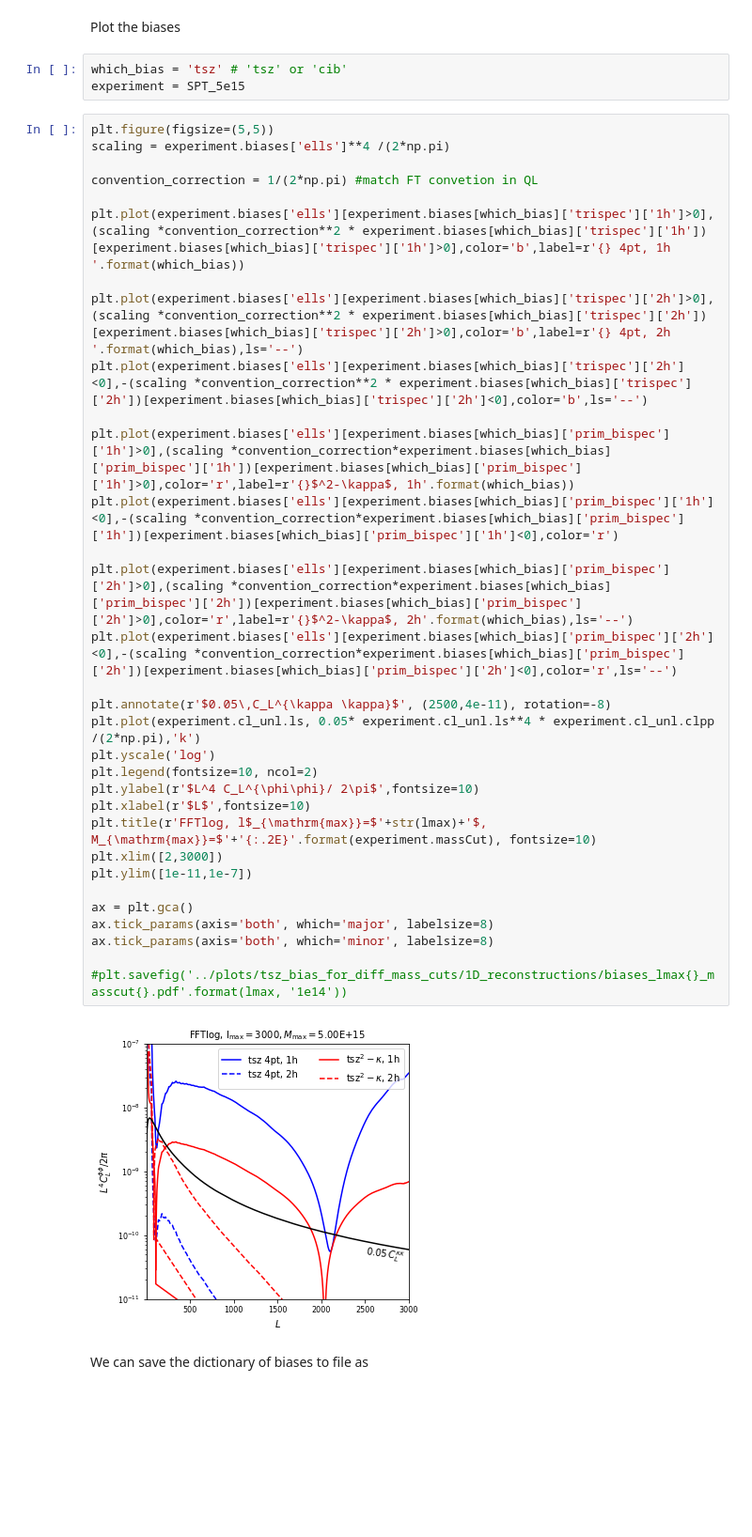
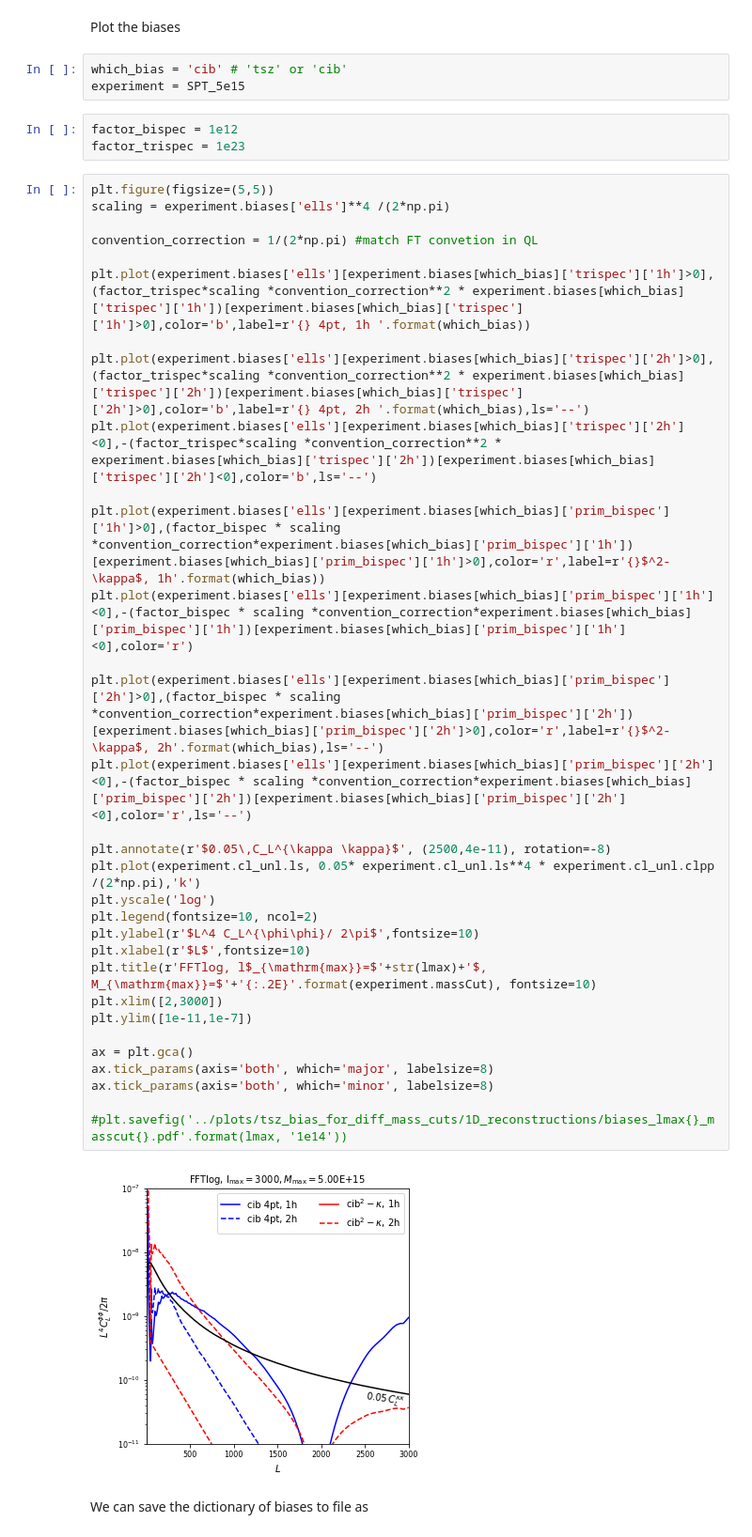
Before and after one commit to abaleato/CosmoBLENDER, a Jupyter notebook: example_pipeline.ipynb, the cells around one changed output. Shown at 94% size. Saved outputs shown, nothing was run; the diff lists cells and outputs as text; blank space fills up the shorter version.

```diff
--- a/example_pipeline.ipynb
+++ b/example_pipeline.ipynb
@@ -69,42 +76,45 @@ hm_calc.get_cib_bias(SPT_1e14)
 # %% [markdown]
 Plot the biases
 # %%
-which_bias = 'tsz' # 'tsz' or 'cib'
+which_bias = 'cib' # 'tsz' or 'cib'
 experiment = SPT_5e15
+# %%
+factor_bispec = 1e12
+factor_trispec = 1e23
 # %%
 plt.figure(figsize=(5,5))
 scaling = experiment.biases['ells']**4 /(2*np.pi)
 
 convention_correction = 1/(2*np.pi) #match FT convetion in QL
 
-plt.plot(experiment.biases['ells'][experiment.biases[which_bias]['trispec']['1h']>0],(scaling *convention_correction**2 * experiment.biases[which_bias]['trispec']['1h'])[experiment.biases[which_bias]['trispec']['1h']>0],color='b',label=r'{} 4pt, 1h '.format(which_bias))
+plt.plot(experiment.biases['ells'][experiment.biases[which_bias]['trispec']['1h']>0],(factor_trispec*scaling *convention_correction**2 * experiment.biases[which_bias]['trispec']['1h'])[experiment.biases[which_bias]['trispec']['1h']>0],color='b',label=r'{} 4pt, 1h '.format(which_bias))
 
-plt.plot(experiment.biases['ells'][experiment.biases[which_bias]['trispec']['2h']>0],(scaling *convention_correction**2 * experiment.biases[which_bias]['trispec']['2h'])[experiment.biases[which_bias]['trispec']['2h']>0],color='b',label=r'{} 4pt, 2h '.format(which_bias),ls='--')
-plt.plot(experiment.biases['ells'][experiment.biases[which_bias]['trispec']['2h']<0],-(scaling *convention_correction**2 * experiment.biases[which_bias]['trispec']['2h'])[experiment.biases[which_bias]['trispec']['2h']<0],color='b',ls='--')
+plt.plot(experiment.biases['ells'][experiment.biases[which_bias]['trispec']['2h']>0],(factor_trispec*scaling *convention_correction**2 * experiment.biases[which_bias]['trispec']['2h'])[experiment.biases[which_bias]['trispec']['2h']>0],color='b',label=r'{} 4pt, 2h '.format(which_bias),ls='--')
+plt.plot(experiment.biases['ells'][experiment.biases[which_bias]['trispec']['2h']<0],-(factor_trispec*scaling *convention_correction**2 * experiment.biases[which_bias]['trispec']['2h'])[experiment.biases[which_bias]['trispec']['2h']<0],color='b',ls='--')
 
-plt.plot(experiment.biases['ells'][experiment.biases[which_bias]['prim_bispec']['1h']>0],(scaling *convention_correction*experiment.biases[which_bias]['prim_bispec']['1h'])[experiment.biases[which_bias]['prim_bispec']['1h']>0],color='r',label=r'{}$^2-\kappa$, 1h'.format(which_bias))
-plt.plot(experiment.biases['ells'][experiment.biases[which_bias]['prim_bispec']['1h']<0],-(scaling *convention_correction*experiment.biases[which_bias]['prim_bispec']['1h'])[experiment.biases[which_bias]['prim_bispec']['1h']<0],color='r')
+plt.plot(experiment.biases['ells'][experiment.biases[which_bias]['prim_bispec']['1h']>0],(factor_bispec * scaling *convention_correction*experiment.biases[which_bias]['prim_bispec']['1h'])[experiment.biases[which_bias]['prim_bispec']['1h']>0],color='r',label=r'{}$^2-\kappa$, 1h'.format(which_bias))
+plt.plot(experiment.biases['ells'][experiment.biases[which_bias]['prim_bispec']['1h']<0],-(factor_bispec * scaling *convention_correction*experiment.biases[which_bias]['prim_bispec']['1h'])[experiment.biases[which_bias]['prim_bispec']['1h']<0],color='r')
 
-plt.plot(experiment.biases['ells'][experiment.biases[which_bias]['prim_bispec']['2h']>0],(scaling *convention_correction*experiment.biases[which_bias]['prim_bispec']['2h'])[experiment.biases[which_bias]['prim_bispec']['2h']>0],color='r',label=r'{}$^2-\kappa$, 2h'.format(which_bias),ls='--')
-plt.plot(experiment.biases['ells'][experiment.biases[which_bias]['prim_bispec']['2h']<0],-(scaling *convention_correction*experiment.biases[which_bias]['prim_bispec']['2h'])[experiment.biases[which_bias]['prim_bispec']['2h']<0],color='r',ls='--')
+plt.plot(experiment.biases['ells'][experiment.biases[which_bias]['prim_bispec']['2h']>0],(factor_bispec * scaling *convention_correction*experiment.biases[which_bias]['prim_bispec']['2h'])[experiment.biases[which_bias]['prim_bispec']['2h']>0],color='r',label=r'{}$^2-\kappa$, 2h'.format(which_bias),ls='--')
+plt.plot(experiment.biases['ells'][experiment.biases[which_bias]['prim_bispec']['2h']<0],-(factor_bispec * scaling *convention_correction*experiment.biases[which_bias]['prim_bispec']['2h'])[experiment.biases[which_bias]['prim_bispec']['2h']<0],color='r',ls='--')
 
 plt.annotate(r'$0.05\,C_L^{\kappa \kappa}$', (2500,4e-11), rotation=-8)
 plt.plot(experiment.cl_unl.ls, 0.05* experiment.cl_unl.ls**4 * experiment.cl_unl.clpp /(2*np.pi),'k')
 plt.yscale('log')
 plt.legend(fontsize=10, ncol=2)
 plt.ylabel(r'$L^4 C_L^{\phi\phi}/ 2\pi$',fontsize=10)
 plt.xlabel(r'$L$',fontsize=10)
 plt.title(r'FFTlog, l$_{\mathrm{max}}=$'+str(lmax)+'$, M_{\mathrm{max}}=$'+'{:.2E}'.format(experiment.massCut), fontsize=10)
 plt.xlim([2,3000])
 plt.ylim([1e-11,1e-7])
 
 ax = plt.gca()
 ax.tick_params(axis='both', which='major', labelsize=8)
 ax.tick_params(axis='both', which='minor', labelsize=8)
 
 #plt.savefig('../plots/tsz_bias_for_diff_mass_cuts/1D_reconstructions/biases_lmax{}_masscut{}.pdf'.format(lmax, '1e14'))
 # %% [output]
-[figure, old version]
+[figure, new version]
 # %% [markdown]
 We can save the dictionary of biases to file as
 # %%
```
Also changed, not shown: parts of 3 cells of this notebook, 1 other file.
